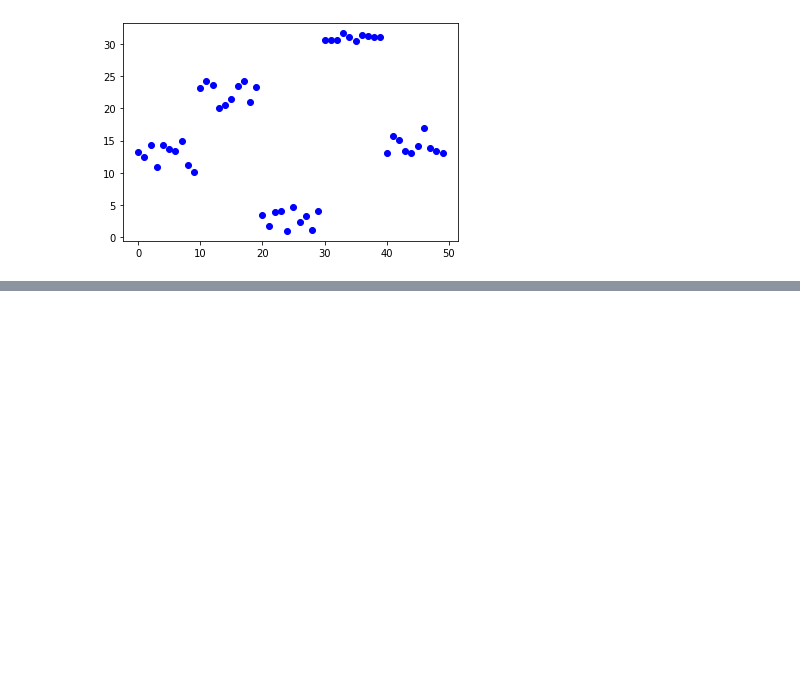
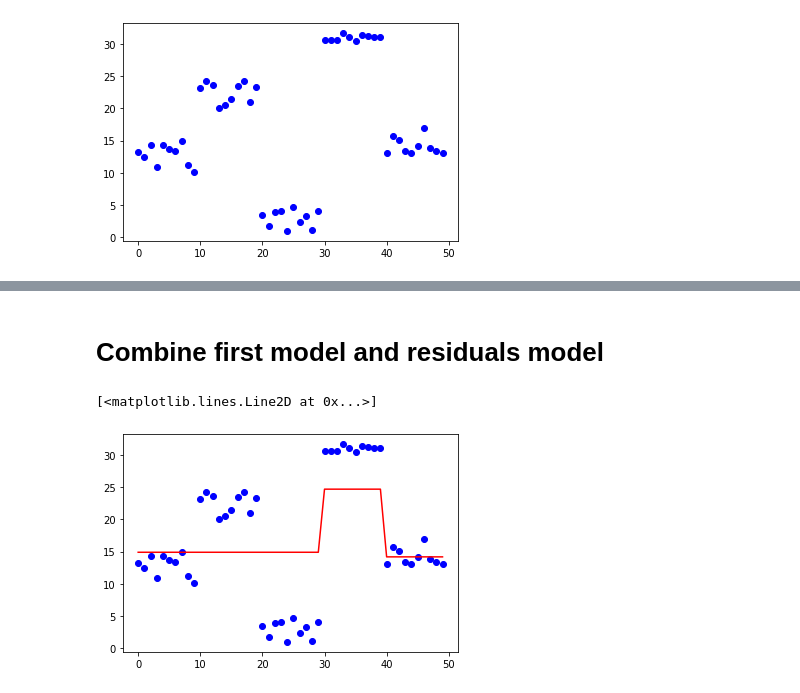
Before and after one commit to robreeves/ml-learning, a Jupyter notebook: Boosting.ipynb, the cells around one changed output, grey strips where cells are left out. Cells and saved outputs as stored; diff of their text form; code cells hidden in the pictures; blank space fills up the shorter version.

```diff
--- a/Boosting.ipynb
+++ b/Boosting.ipynb
@@ -91,0 +66,12 @@ r^2: -1.894606397029099
+# %% [markdown]
+# Combine first model and residuals model
+# %%
+y_pred_adjusted = []
+for pred, res in zip(y_pred, residuals_pred):
+    y_pred_adjusted.append(pred + res)
+
+plt.plot(x, y, 'bo')
+plt.plot(x, y_pred_adjusted, 'r')
+# %% [output]
+[<matplotlib.lines.Line2D at 0x...>]
+[figure, added]
```
Also changed, not shown: parts of 12 cells of this notebook.
